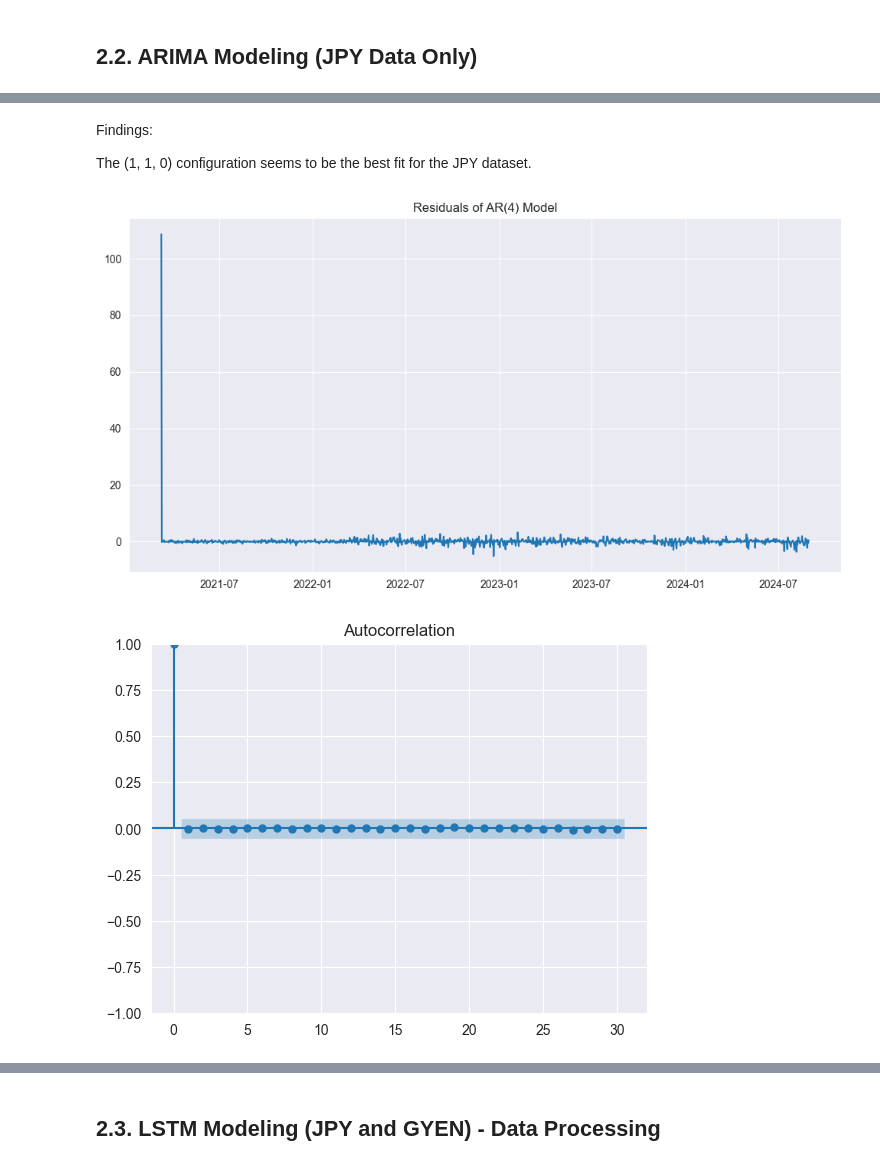
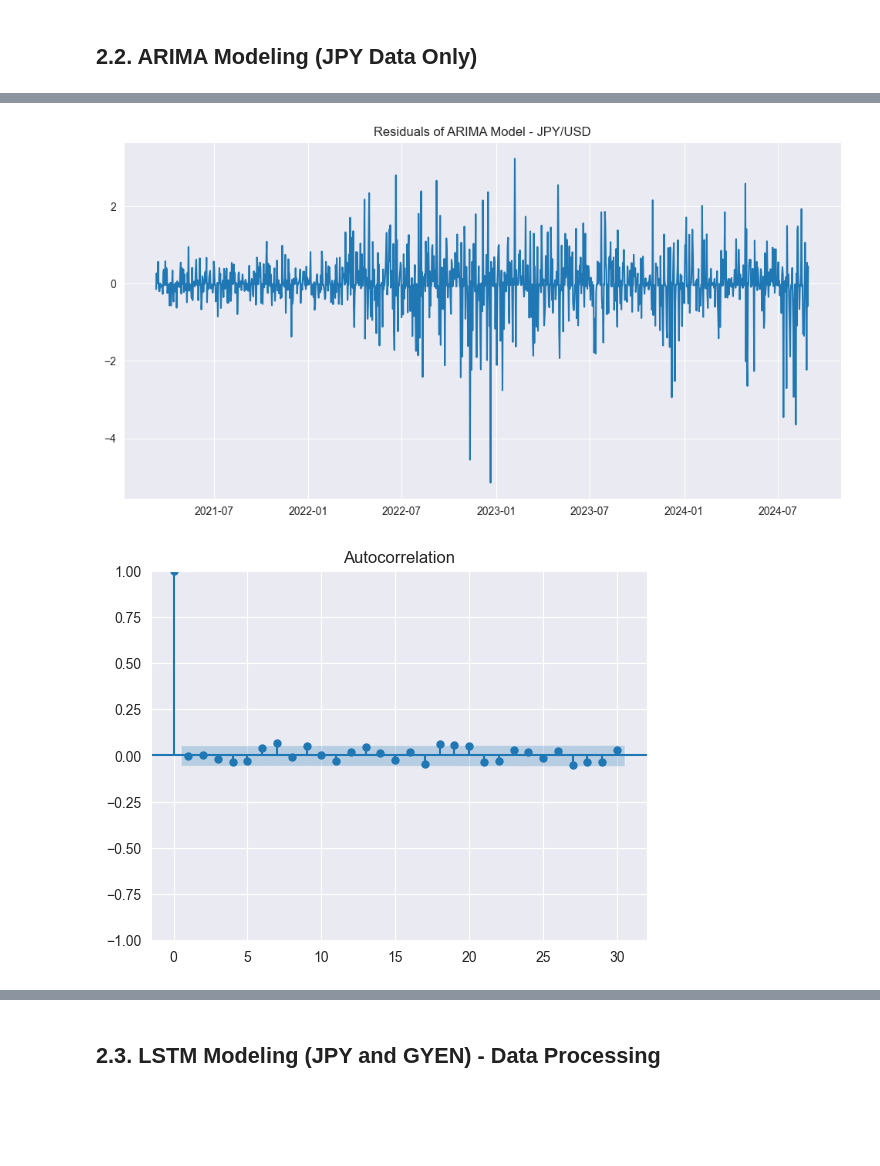
Before and after one commit to joodevs/algo-trader, a Jupyter notebook: gyen-yen-analysis.ipynb, the cells around one changed output, grey strips where cells are left out. Saved outputs shown, nothing was run; the diff lists cells and outputs as text; code cells hidden in the pictures; blank space fills up the shorter version.

```diff
--- a/gyen-yen-analysis.ipynb
+++ b/gyen-yen-analysis.ipynb
@@ -95,8 +95,8 @@ plt.legend()
 plt.show()
 
 # Initialize the scaler
-scaler_jpy = MinMaxScaler()
-scaler_gyen = MinMaxScaler()
+scaler_jpy = MinMaxScaler(feature_range=(1, 100))
+scaler_gyen = MinMaxScaler(feature_range=(1, 100))
 
 # Apply Min-Max Scaling
 jpy_usd['Close_scaled'] = scaler_jpy.fit_transform(jpy_usd[['Close']])
@@ -311,15 +355,15 @@ Your PACF plot shows similar behavior: the partial autocorrelations are mostly w
 ## 2.2. ARIMA Modeling (JPY Data Only)
 # %%
 # Plot ACF and PACF
-plot_acf(jpy_usd['Close'].dropna(), lags=30)
-plot_pacf(jpy_usd['Close'].dropna(), lags=30)
+plot_acf(jpy_usd['Close_diff'].dropna(), lags=30)
+plot_pacf(jpy_usd['Close_diff'].dropna(), lags=30)
 
 # Fit ARIMA model
-arima_model = ARIMA(jpy_usd['Close'].dropna(), order=(1, 1, 1))
-arima_fit = arima_model.fit()
+arima_model_jpy = ARIMA(jpy_usd['Close_diff'].dropna(), order=(1, 1, 1))
+arima_fit_jpy = arima_model_jpy.fit()
 
 # Summary of the ARIMA model
-print(arima_fit.summary())
+print(arima_fit_jpy.summary())
 # %% [output]
                                SARIMAX Results
 ==============================================================================
@@ -378,21 +387,17 @@ AR(4) AIC: 2709.993332447071, BIC: 2725.4289208520627
-# %% [markdown]
-Findings:
-
-The (1, 1, 0) configuration seems to be the best fit for the JPY dataset.
 # %%
 # Residuals of AR(2) model
-residuals_ar4 = arima_fit_ar4.resid
+arima_residuals_jpy = arima_fit_jpy.resid
 
 # Plot residuals
 plt.figure(figsize=(12, 6))
-plt.plot(residuals_ar4)
-plt.title('Residuals of AR(4) Model')
+plt.plot(arima_residuals_jpy)
+plt.title('Residuals of ARIMA Model - JPY/USD')
 plt.show()
 
 # ACF and PACF plots of residuals
-plot_acf(residuals_ar4, lags=30)
-plot_pacf(residuals_ar4, lags=30)
+plot_acf(arima_residuals_jpy, lags=30)
+plot_pacf(arima_residuals_jpy, lags=30)
 plt.show()
 # %% [output]
-[figure, old version]
+[figure, new version]
-[figure, old version]
+[figure, new version]
```
Also changed, not shown: parts of 13 cells of this notebook.
